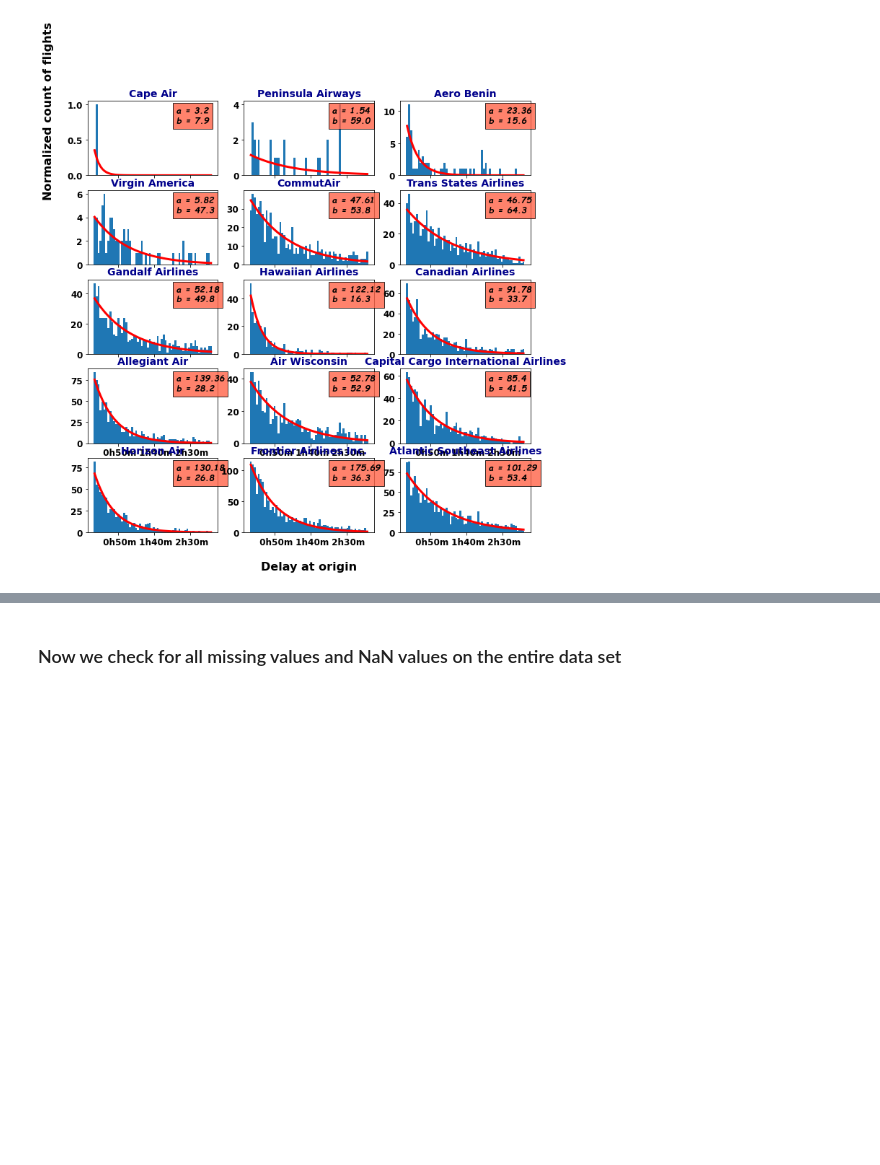
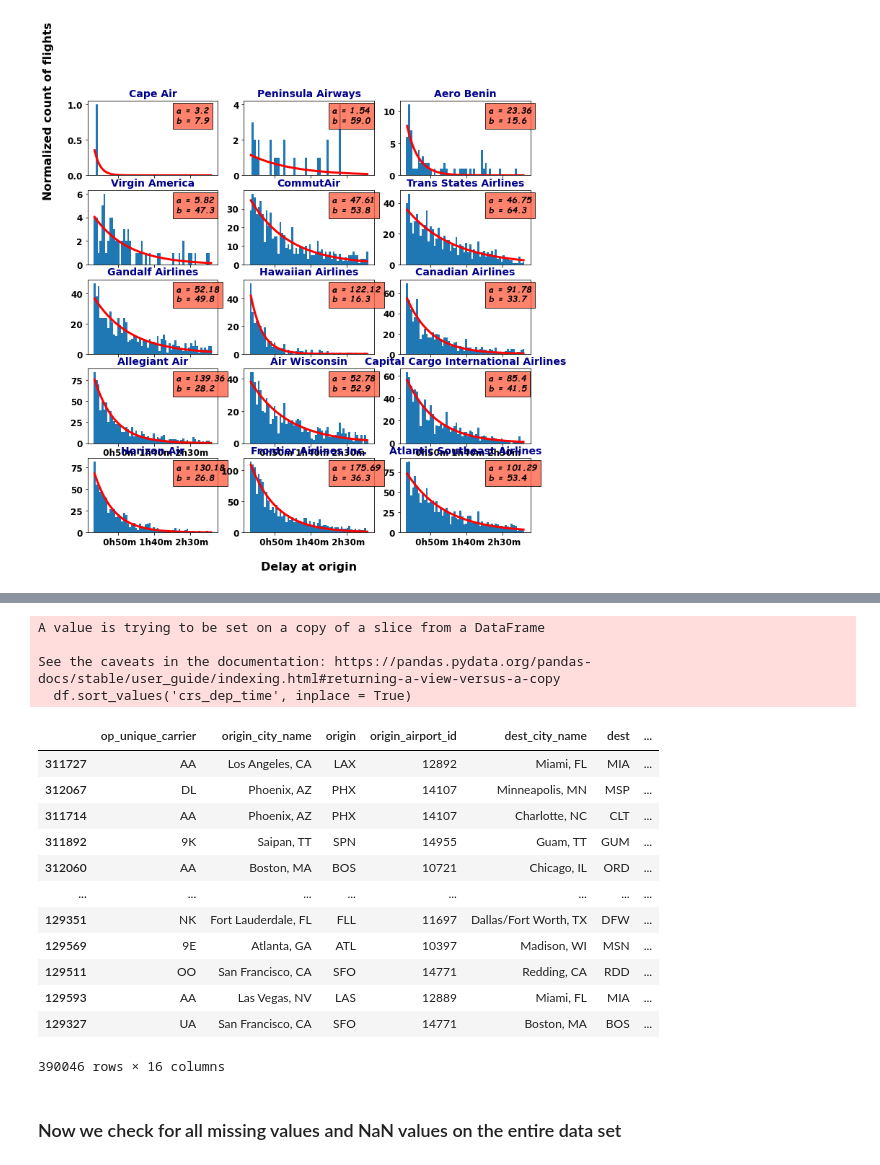
Before and after one commit to ZacharyArgentin/LHL_Midterm_Project_Predicting_Flight_Delays, a Jupyter notebook: data_exploration_following_tutorial.ipynb, the cells around one changed output, grey strips where cells are left out. Drawn from its saved outputs; the diff is of its cells as text; code cells hidden in the pictures; blank space fills up the shorter version.

```diff
--- a/data_exploration_following_tutorial.ipynb
+++ b/data_exploration_following_tutorial.ipynb
@@ -110,11 +110,11 @@ def create_flight_time(df, col):
 # %%
 df['crs_dep_time'] = create_flight_time(df, 'crs_dep_time')
 # %%
-df['dep_time'] = df['dep_time'].apply(format_heure)
+df['dep_time'] = df['dep_time'].apply(time_format)
 # %%
-df['crs_arr_time'] = df['crs_arr_time'].apply(format_heure)
+df['crs_arr_time'] = df['crs_arr_time'].apply(time_format)
 # %%
-df['arr_time'] = df['arr_time'].apply(format_heure)
+df['arr_time'] = df['arr_time'].apply(time_format)
 # %%
 df
 # %% [output]
@@ -449,0 +492,23 @@ findfont: Font family ['normal'] not found. Falling back to DejaVu Sans.
+# %%
+df.sort_values('crs_dep_time', inplace = True)
+# %% [output]
+A value is trying to be set on a copy of a slice from a DataFrame
+
+See the caveats in the documentation: https://pandas.pydata.org/pandas-docs/stable/user_guide/indexing.html#returning-a-view-versus-a-copy
+  df.sort_values('crs_dep_time', inplace = True)
+# %%
+df
+# %% [output]
+|  | op_unique_carrier | origin_city_name | origin | origin_airport_id | dest_city_name | dest | ... |
+| 311727 | AA | Los Angeles, CA | LAX | 12892 | Miami, FL | MIA | ... |
+| 312067 | DL | Phoenix, AZ | PHX | 14107 | Minneapolis, MN | MSP | ... |
+| 311714 | AA | Phoenix, AZ | PHX | 14107 | Charlotte, NC | CLT | ... |
+| 311892 | 9K | Saipan, TT | SPN | 14955 | Guam, TT | GUM | ... |
+| 312060 | AA | Boston, MA | BOS | 10721 | Chicago, IL | ORD | ... |
+| ... | ... | ... | ... | ... | ... | ... | ... |
+| 129351 | NK | Fort Lauderdale, FL | FLL | 11697 | Dallas/Fort Worth, TX | DFW | ... |
+| 129569 | 9E | Atlanta, GA | ATL | 10397 | Madison, WI | MSN | ... |
+| 129511 | OO | San Francisco, CA | SFO | 14771 | Redding, CA | RDD | ... |
+| 129593 | AA | Las Vegas, NV | LAS | 12889 | Miami, FL | MIA | ... |
+| 129327 | UA | San Francisco, CA | SFO | 14771 | Boston, MA | BOS | ... |
+390046 rows × 16 columns
```
Also changed, not shown: parts of 4 cells of this notebook, 1 other file.
